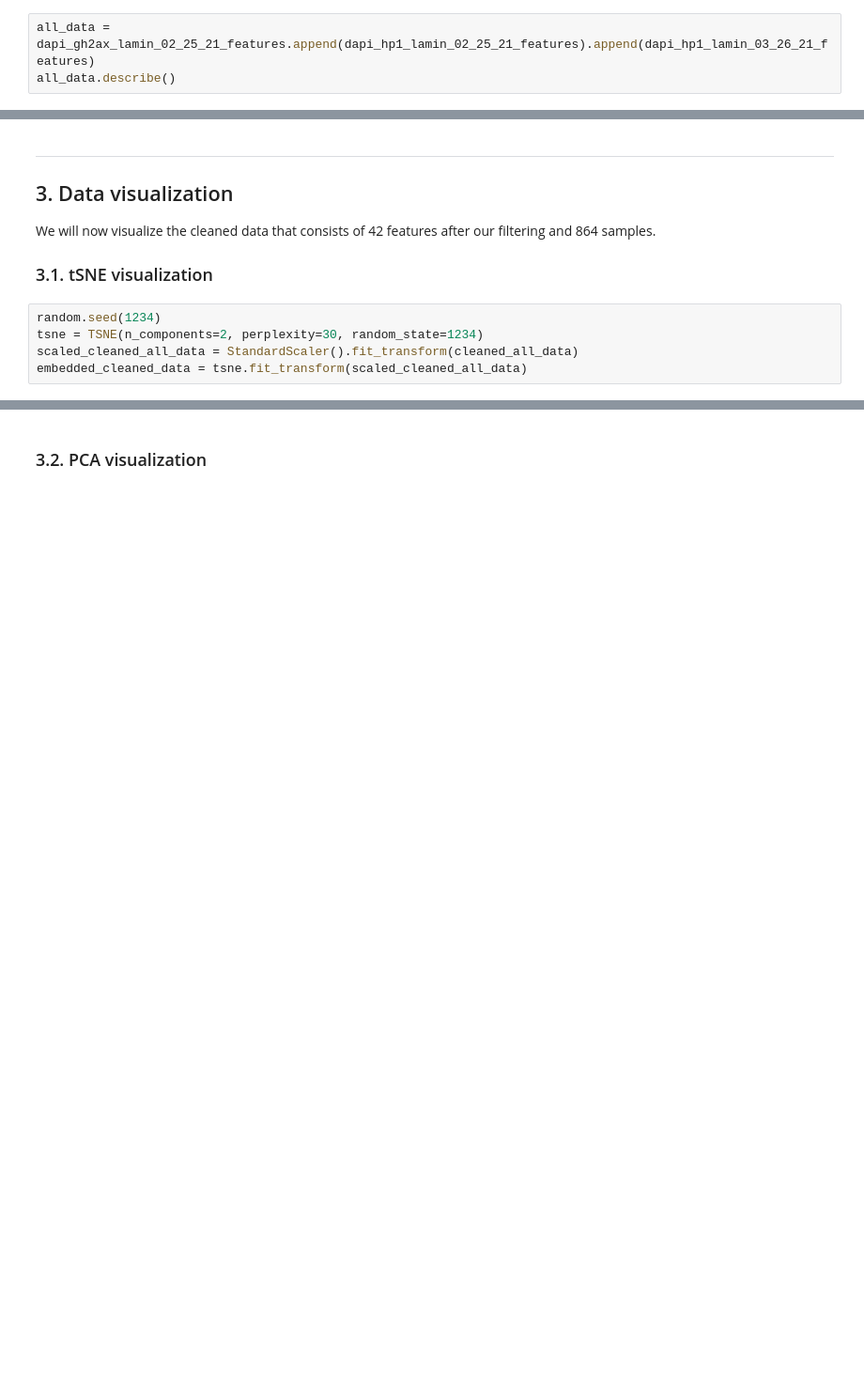
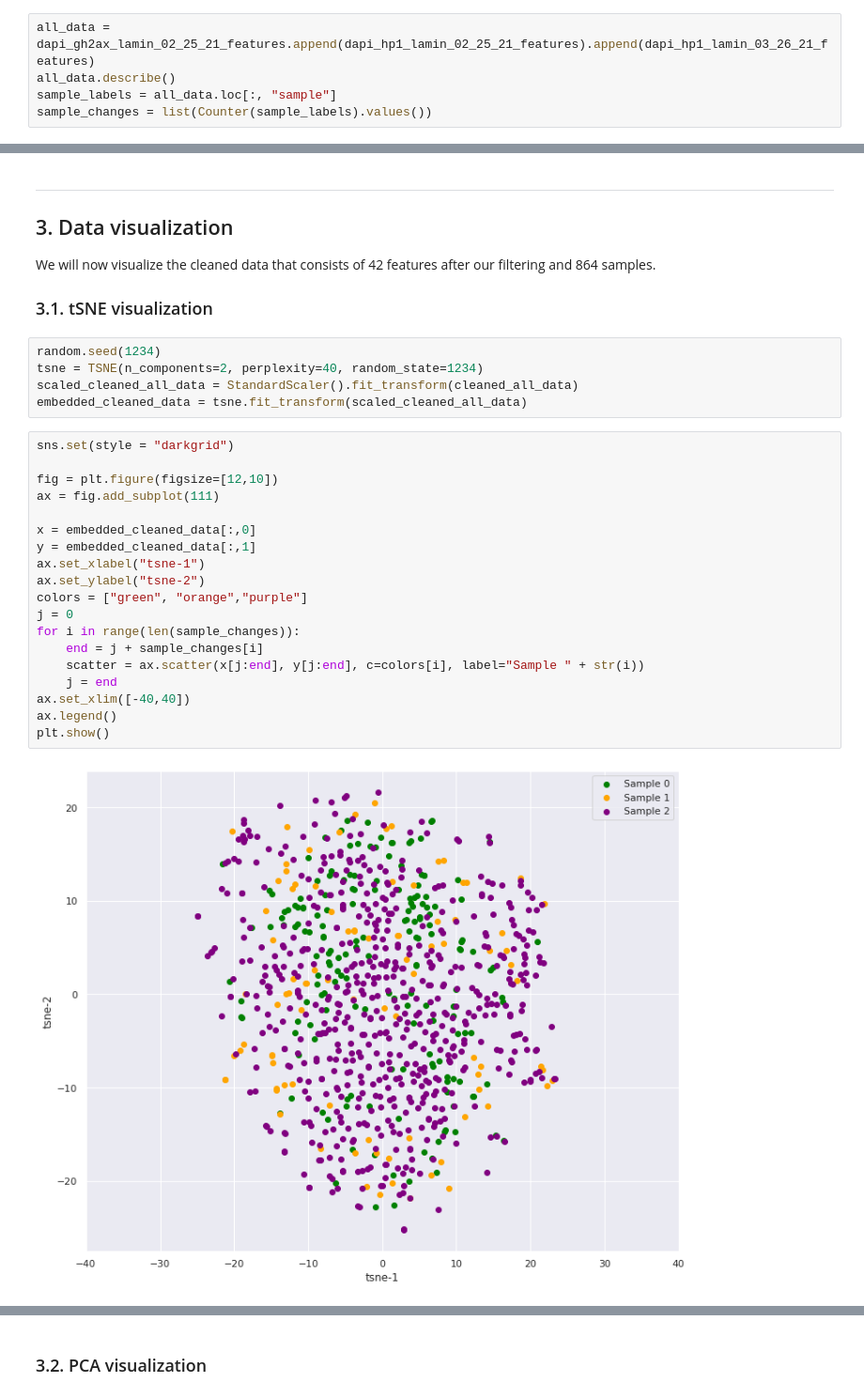
Before and after one commit to GVS-Lab/immune_cell_project, a Jupyter notebook: notebooks/tcell_analysis.ipynb, the cells around one changed output, grey strips where cells are left out. Shown at 94% size. Cells and saved outputs as stored; diff of their text form; blank space fills up the shorter version.

```diff
--- a/notebooks/tcell_analysis.ipynb
+++ b/notebooks/tcell_analysis.ipynb
@@ -86,3 +89,5 @@ dapi_hp1_lamin_03_26_21_features.head()
 # %%
 all_data = dapi_gh2ax_lamin_02_25_21_features.append(dapi_hp1_lamin_02_25_21_features).append(dapi_hp1_lamin_03_26_21_features)
 all_data.describe()
+sample_labels = all_data.loc[:, "sample"]
+sample_changes = list(Counter(sample_labels).values())
@@ -177,9 +162,30 @@ We will now visualize the cleaned data that consists of 42 features after our fi
 ### 3.1. tSNE visualization
 # %%
 random.seed(1234)
-tsne = TSNE(n_components=2, perplexity=30, random_state=1234)
+tsne = TSNE(n_components=2, perplexity=40, random_state=1234)
 scaled_cleaned_all_data = StandardScaler().fit_transform(cleaned_all_data)
 embedded_cleaned_data = tsne.fit_transform(scaled_cleaned_all_data)
+# %%
+sns.set(style = "darkgrid")
+
+fig = plt.figure(figsize=[12,10])
+ax = fig.add_subplot(111)
+
+x = embedded_cleaned_data[:,0]
+y = embedded_cleaned_data[:,1]
+ax.set_xlabel("tsne-1")
+ax.set_ylabel("tsne-2")
+colors = ["green", "orange","purple"]
+j = 0
+for i in range(len(sample_changes)):
+    end = j + sample_changes[i]
+    scatter = ax.scatter(x[j:end], y[j:end], c=colors[i], label="Sample " + str(i))
+    j = end
+ax.set_xlim([-40,40])
+ax.legend()
+plt.show()
+# %% [output]
+[figure, added]
 # %%
 sns.set(style = "darkgrid")
 
```
Also changed, not shown: parts of 12 cells of this notebook, 8 other files.
